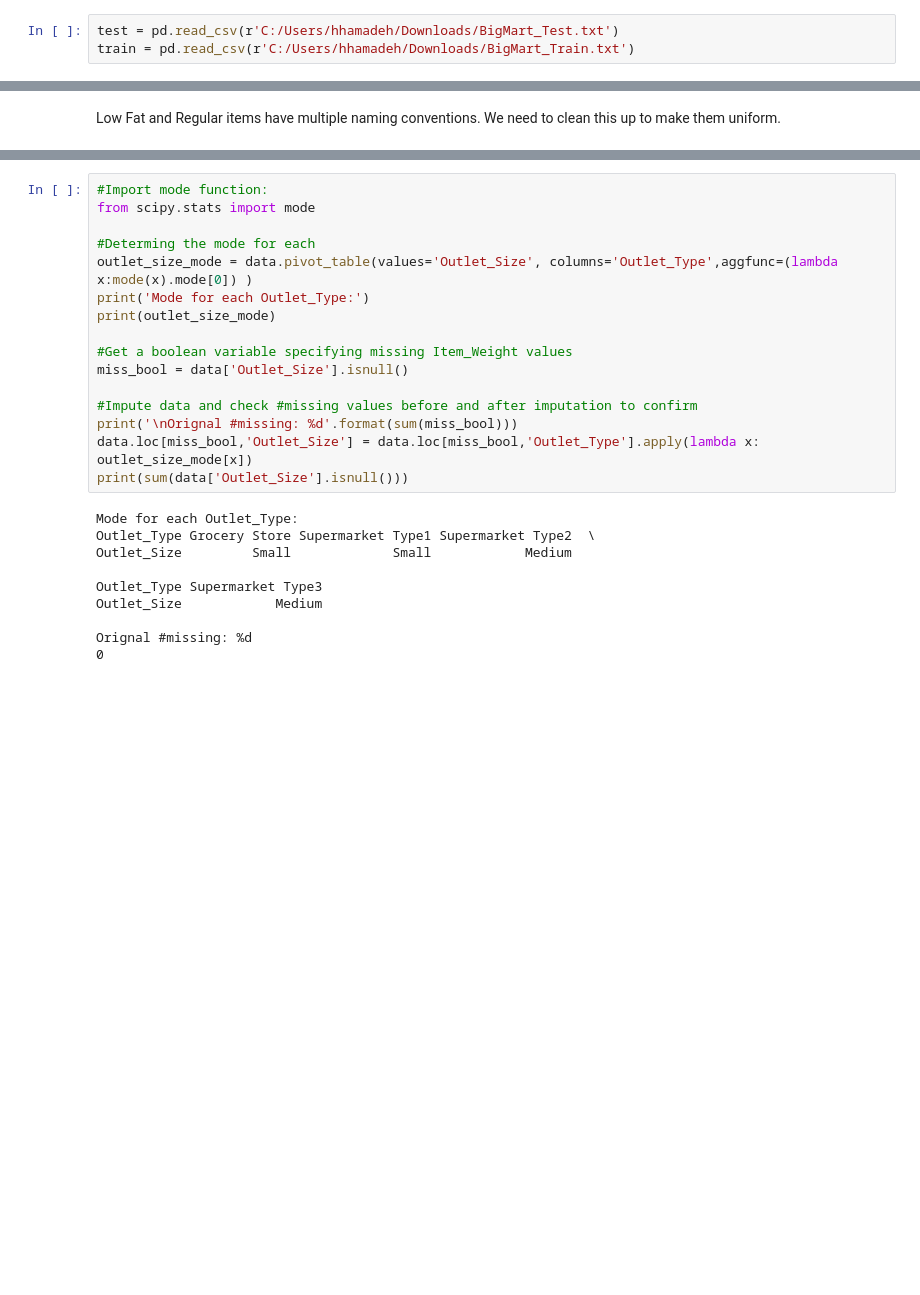
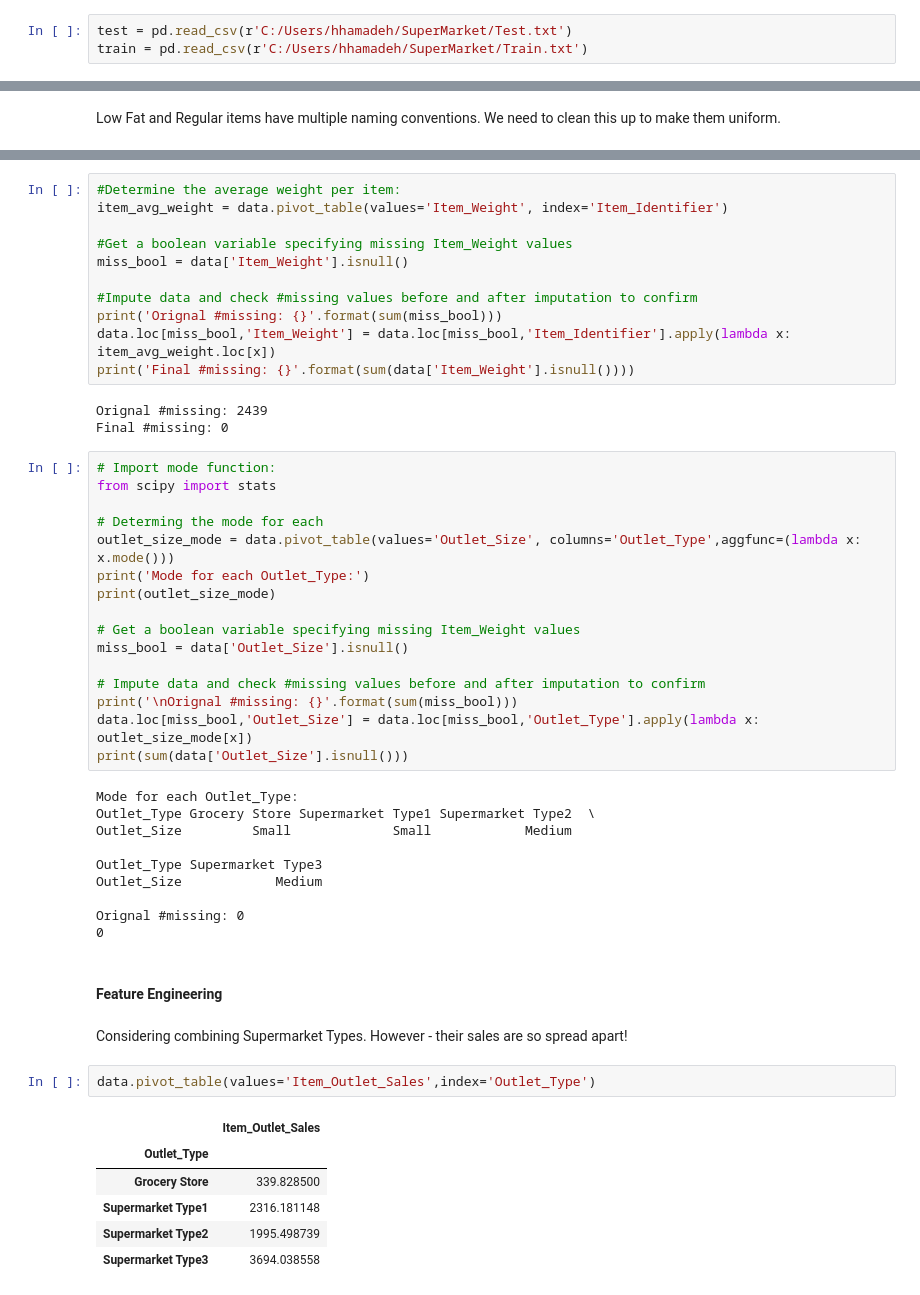
Before and after one commit to HYPERTONE/Analytics, a Jupyter notebook: Mart.ipynb, the cells around one changed output, grey strips where cells are left out. Drawn from its saved outputs; the diff is of its cells as text; blank space fills up the shorter version.

```diff
--- a/Mart.ipynb
+++ b/Mart.ipynb
@@ -9,8 +9,8 @@ Build a predictive model and find out the sales of each product at a particular
 
 Using this model, BigMart will try to understand the properties of products and stores which play a key role in increasing sales.
 # %%
-test = pd.read_csv(r'C:/Users/hhamadeh/Downloads/BigMart_Test.txt')
-train = pd.read_csv(r'C:/Users/hhamadeh/Downloads/BigMart_Train.txt')
+test = pd.read_csv(r'C:/Users/hhamadeh/SuperMarket/Test.txt')
+train = pd.read_csv(r'C:/Users/hhamadeh/SuperMarket/Train.txt')
 # %%
 test.head()
 # %% [output]
@@ -152,17 +156,31 @@ Nulls after cleaning: 0
+# %%
+#Determine the average weight per item:
+item_avg_weight = data.pivot_table(values='Item_Weight', index='Item_Identifier')
+
+#Get a boolean variable specifying missing Item_Weight values
+miss_bool = data['Item_Weight'].isnull()
+
+#Impute data and check #missing values before and after imputation to confirm
+print('Orignal #missing: {}'.format(sum(miss_bool)))
+data.loc[miss_bool,'Item_Weight'] = data.loc[miss_bool,'Item_Identifier'].apply(lambda x: item_avg_weight.loc[x])
+print('Final #missing: {}'.format(sum(data['Item_Weight'].isnull())))
+# %% [output]
+Orignal #missing: 2439
+Final #missing: 0
 # %%
-#Import mode function:
-from scipy.stats import mode
+# Import mode function:
+from scipy import stats
 
-#Determing the mode for each
-outlet_size_mode = data.pivot_table(values='Outlet_Size', columns='Outlet_Type',aggfunc=(lambda x:mode(x).mode[0]) )
+# Determing the mode for each
+outlet_size_mode = data.pivot_table(values='Outlet_Size', columns='Outlet_Type',aggfunc=(lambda x: x.mode()))
 print('Mode for each Outlet_Type:')
 print(outlet_size_mode)
 
-#Get a boolean variable specifying missing Item_Weight values
+# Get a boolean variable specifying missing Item_Weight values
 miss_bool = data['Outlet_Size'].isnull()
 
-#Impute data and check #missing values before and after imputation to confirm
-print('\nOrignal #missing: %d'.format(sum(miss_bool)))
+# Impute data and check #missing values before and after imputation to confirm
+print('\nOrignal #missing: {}'.format(sum(miss_bool)))
 data.loc[miss_bool,'Outlet_Size'] = data.loc[miss_bool,'Outlet_Type'].apply(lambda x: outlet_size_mode[x])
 print(sum(data['Outlet_Size'].isnull()))
 # %% [output]
@@ -173,5 +191,18 @@ Outlet_Size         Small             Small            Medium
 Outlet_Type Supermarket Type3
 Outlet_Size            Medium
 
-Orignal #missing: %d
+Orignal #missing: 0
 0
+# %% [markdown]
+#### Feature Engineering
+# %% [markdown]
+Considering combining Supermarket Types. However - their sales are so spread apart!
+# %%
+data.pivot_table(values='Item_Outlet_Sales',index='Outlet_Type')
+# %% [output]
+|  | Item_Outlet_Sales |
+| Outlet_Type |  |
+| Grocery Store | 339.828500 |
+| Supermarket Type1 | 2316.181148 |
+| Supermarket Type2 | 1995.498739 |
+| Supermarket Type3 | 3694.038558 |
```
Also changed, not shown: parts of 25 cells of this notebook.
